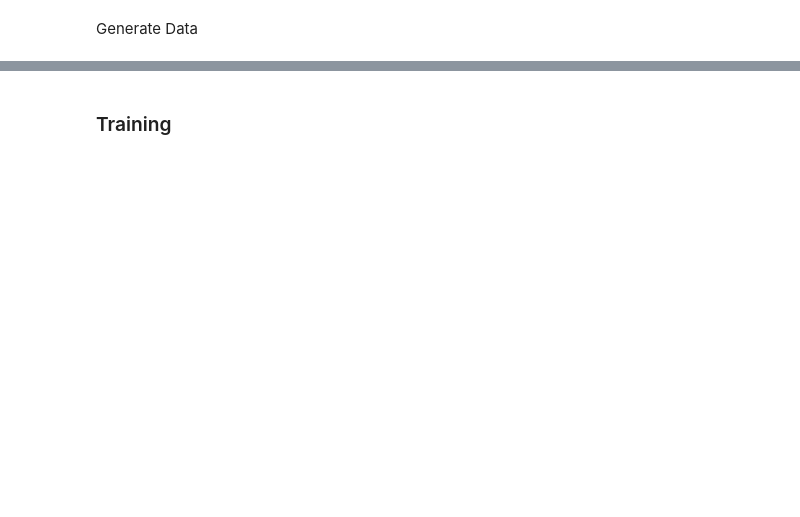
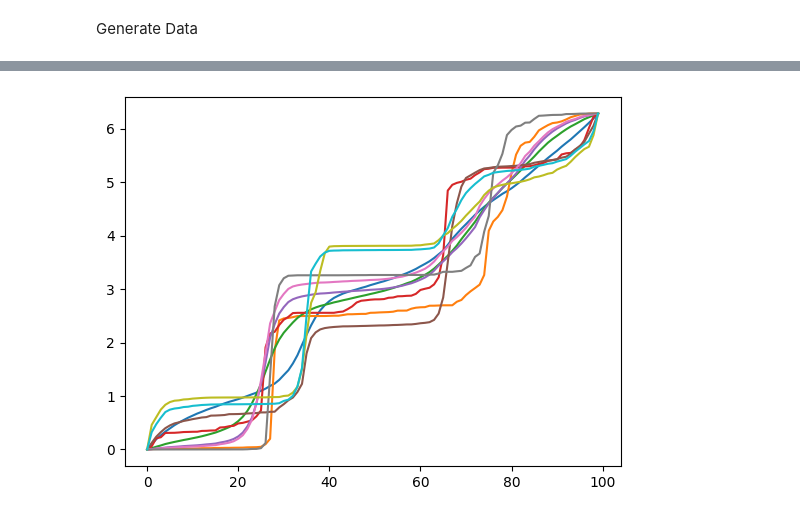
Before and after one commit to hootingli/VAE-for-2D-Shapes, a Jupyter notebook: VAE/VAE.ipynb, the cells around one changed output, grey strips where cells are left out. Cells and saved outputs as stored; diff of their text form; code cells hidden in the pictures; blank space fills up the shorter version.

```diff
--- a/VAE/VAE.ipynb
+++ b/VAE/VAE.ipynb
@@ -453,2 +145,0 @@ save model
-# %%
-model = model.to("cpu")
@@ -760,35 +171,0 @@ class SoftIntroVAESimple(nn.Module):
-# %%
-#with h5py.File('./VAE/preprocessed2.mat', 'r') as mat_file:
-
-#with h5py.File('./VAE/preprocessed_normalized.mat', 'r') as mat_file:
-with h5py.File('./preprocessed(theta_ma+bias,1iteration).mat', 'r') as mat_file:
-    # Access the 'bc_dict' group
-    bc_dict_group = mat_file['bc_dict']
-
-    # Initialize a 3D NumPy array to store theta
-    conformalWeldings = np.empty((len(bc_dict_group), 1, 200), dtype=np.float32)  # Use float32 instead of complex128
-
-    # Iterate over the fields (e.g., 'Case00_12', 'Case00_13', etc.)
-    for i, field_name in enumerate(bc_dict_group):
-        case_group = bc_dict_group[field_name]
-        xq = case_group['x'][:]  # Load the 'x' dataset into a structured array
-        yq = case_group['y'][:]  # Load the 'y' dataset into a structured array
-        theta = case_group['theta'][:]  # Load the 'theta' dataset into a structured array
-        theta = np.insert(theta, 0, 0)
-        theta = np.diff(theta) # Use diff between theta to train
-        theta_ma = case_group['theta_ma'][:]  # Load the 'theta_ma' dataset into a structured array
-        theta_ma = np.insert(theta_ma, 0, 0)
-        theta_ma = np.diff(theta_ma)
-        bias = case_group['bias'][:]  # Load the 'bias' dataset into a structured array
-
-        conformalWeldings[i, :, :100] = theta # Correspond theta and bias together
-        conformalWeldings[i, :, -100:] = bias
-
-
-#conformalWeldings = torch.tensor(conformalWeldings).to(DEVICE)
-
-# Create a DataLoader for your dataset
-#train_data = TensorDataset(conformalWeldings)
-#train_loader = DataLoader(dataset=train_data, batch_size=BATCH_SIZE, shuffle=True)
-# %% [markdown]
-### Training
@@ -991,0 +172,11 @@ model = train_soft_intro_vae_toy(z_dim=2, lr_e=lr, lr_d=lr, batch_size=batch_siz
+# %%
+generated_data = generate(num_examples=10, save_path='./output_theta+bias1.mat')
+# generated_data = cw.cpu().numpy()
+angle = np.cumsum(generated_data, axis=1)
+angle = (angle - angle[:, 0:1]) / (angle[:, -1] - angle[:, 0]).reshape(-1, 1) * 2 * np.pi
+# angle[10]
+for i in range(angle.shape[0]):
+    plt.plot(angle[i])
+# plt.plot(angle)
+# %% [output]
+[figure, added]
```
Also changed, not shown: parts of 35 cells of this notebook, 4 other files.
